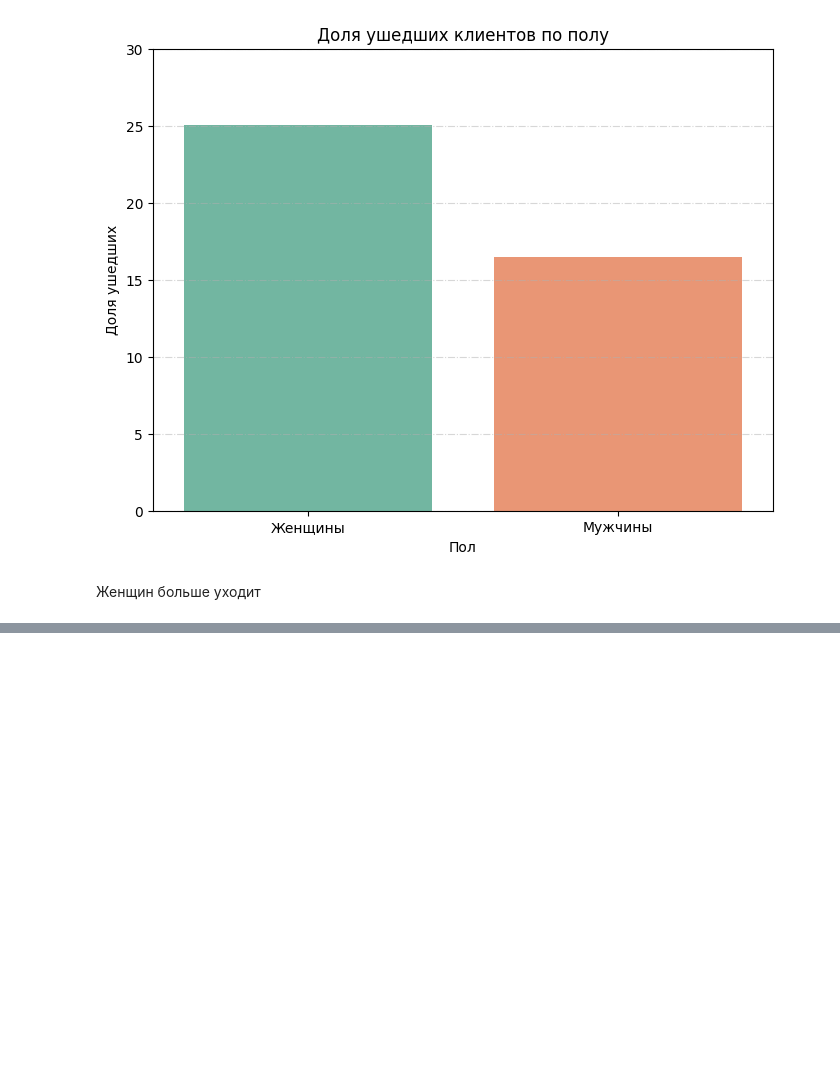
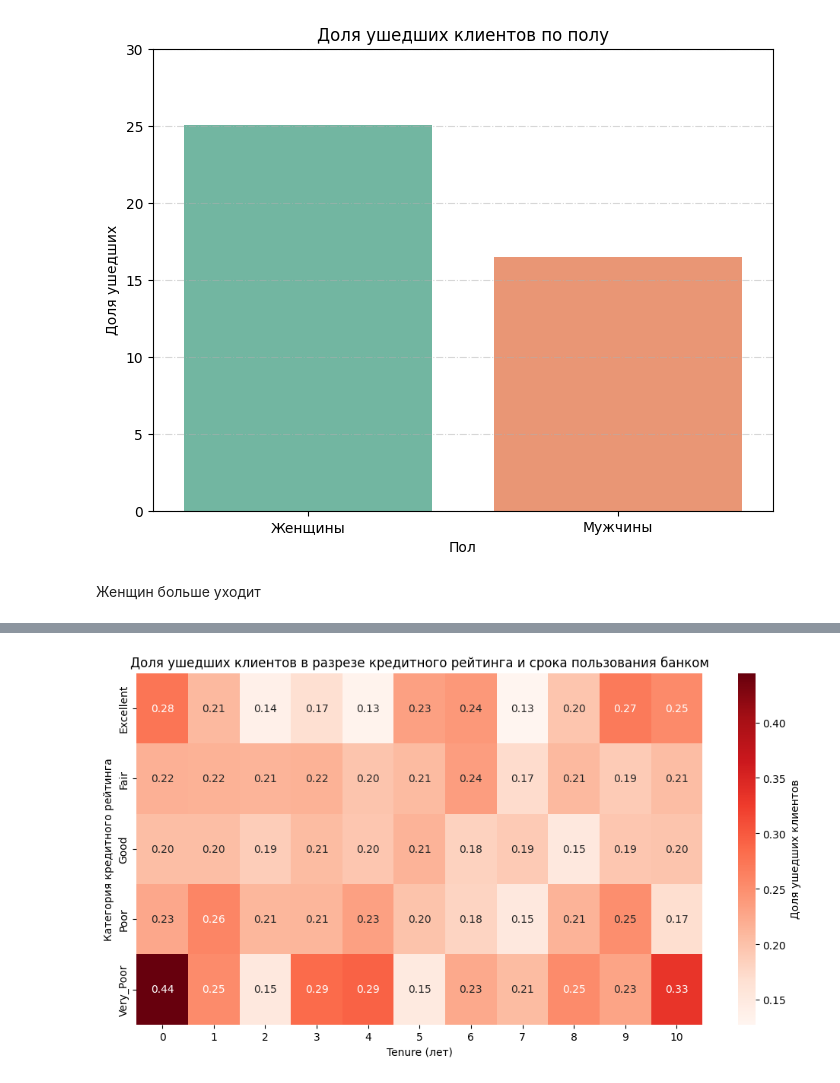
Before and after one commit to yevgeniy2504/sf_education_repo, a Jupyter notebook: task_2_hw/task_2.ipynb, the cells around one changed output, grey strips where cells are left out. Drawn from its saved outputs; the diff is of its cells as text; code cells hidden in the pictures; blank space fills up the shorter version.

```diff
--- a/task_2_hw/task_2.ipynb
+++ b/task_2_hw/task_2.ipynb
@@ -159,0 +212,37 @@ plt.show()
+# %%
+# Функция из условия
+def get_credit_score_cat(credit_score):
+    if credit_score >= 300 and credit_score < 500:
+        return "Very_Poor"
+    elif credit_score >= 500 and credit_score < 601:
+        return "Poor"
+    elif credit_score >= 601 and credit_score < 661:
+        return "Fair"
+    elif credit_score >= 661 and credit_score < 781:
+        return "Good"
+    elif credit_score >= 781 and credit_score < 851:
+        return "Excellent"
+    elif credit_score >= 851:
+        return "Top"
+    elif credit_score < 300:
+        return "Deep"
+
+# Создаём новый столбец с категориями кредитного рейтинга
+churn['CreditScoreCat'] = churn['CreditScore'].apply(get_credit_score_cat)
+
+# Создаём сводную таблицу: строки - CreditScoreCat, столбцы - Tenure, значения - среднее Exited
+pivot_table = churn.pivot_table(index='CreditScoreCat',
+                             columns='Tenure',
+                             values='Exited',
+                             aggfunc='mean')
+
+
+# Строим тепловую карту с аннотациями
+plt.figure(figsize=(12, 6))
+sns.heatmap(pivot_table, annot=True, fmt=".2f", cmap='Reds', cbar_kws={'label': 'Доля ушедших клиентов'})
+plt.title('Доля ушедших клиентов в разрезе кредитного рейтинга и срока пользования банком')
+plt.xlabel('Tenure (лет)')
+plt.ylabel('Категория кредитного рейтинга')
+plt.show()
+# %% [output]
+[figure, added]
```
Also changed, not shown: parts of 14 cells of this notebook.
